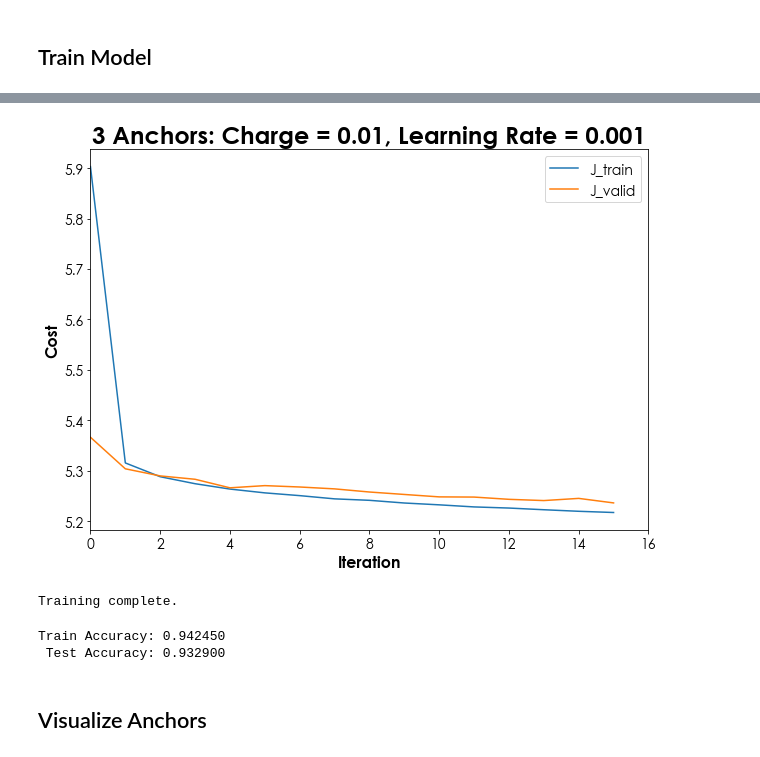
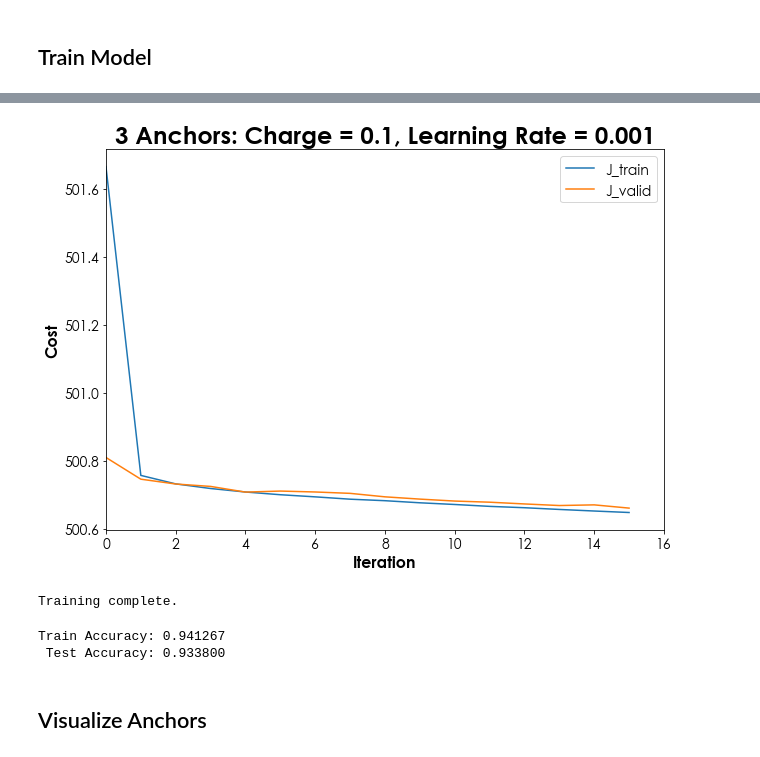
Before and after one commit to chrismbryant/anchor-vector-optimization, a Jupyter notebook: anchors_multi-class.ipynb, the cells around one changed output, grey strips where cells are left out. Drawn from its saved outputs; the diff is of its cells as text; code cells hidden in the pictures.

Commit message:
Train 10 anchors per class with q = 0.1

```diff
--- a/anchors_multi-class.ipynb
+++ b/anchors_multi-class.ipynb
@@ -288,7 +288,7 @@ result = model(X_train,
                A_init = A_initial,
                learn_A = True,
                p = 3,
-               q = 0.01,
+               q = 0.1,
                learning_rate = 0.001,
                num_epochs = 31,
                minibatch_size = 32,
@@ -301,4 +301,4 @@ Cost after epoch 30: 5.217125 (time elapsed = 716.170889 s)
-[figure, old version]
+[figure, new version]
 Training complete.
 # %%
 params, H_train, H_test, J_train, J_valid = result
@@ -308,8 +308,8 @@ acc_test = sum(np.argmax(H_test, axis = 0) == labels_test)/len(labels_test)
 print("Train Accuracy: %f" % acc_train)
 print(" Test Accuracy: %f" % acc_test)
 # %% [output]
-Train Accuracy: 0.942450
- Test Accuracy: 0.932900
+Train Accuracy: 0.941267
+ Test Accuracy: 0.933800
 # %% [markdown]
 ## Visualize Anchors
 # %%
```
Also changed, not shown: parts of 2 cells of this notebook, 1 other file.
